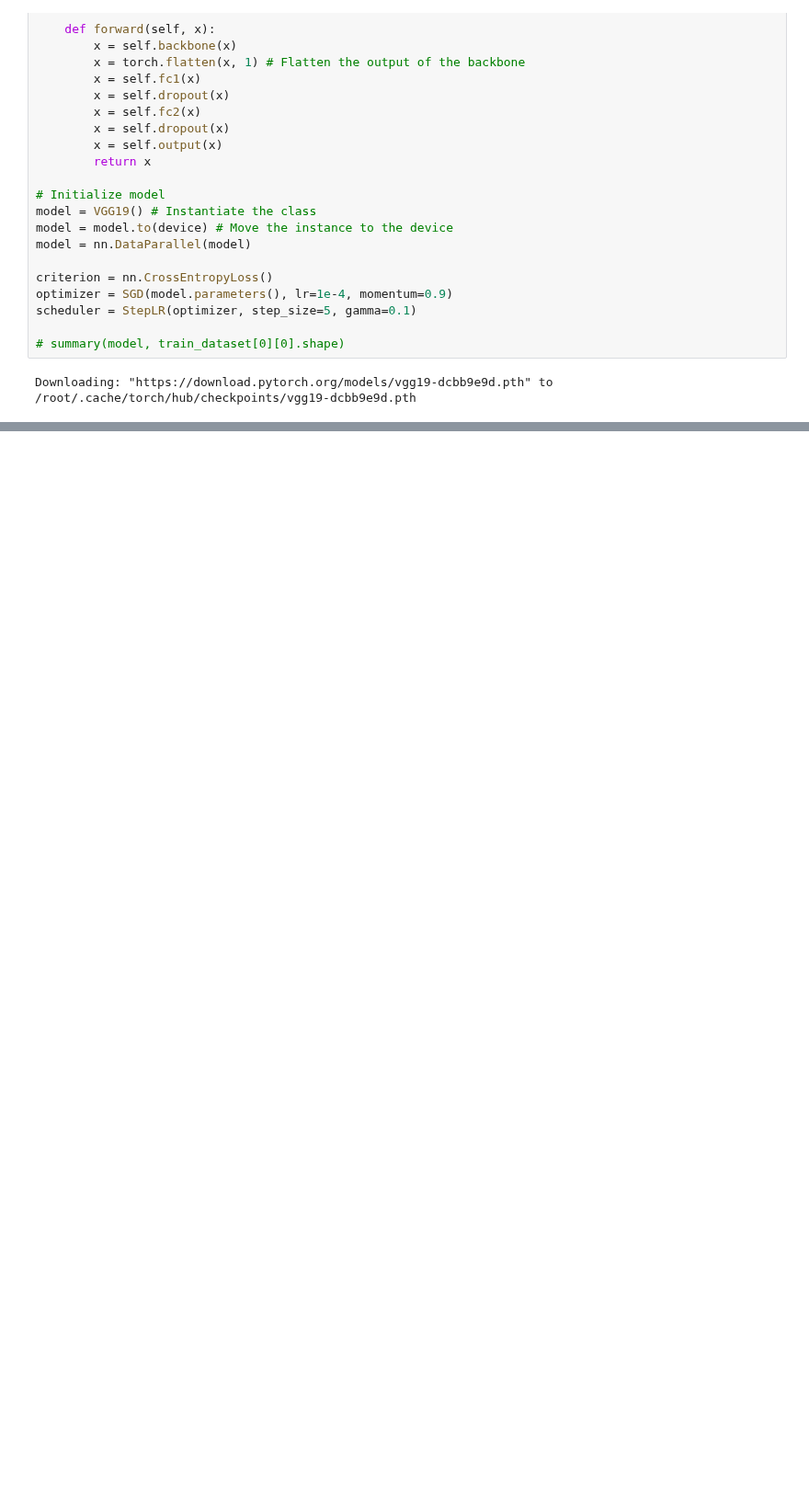
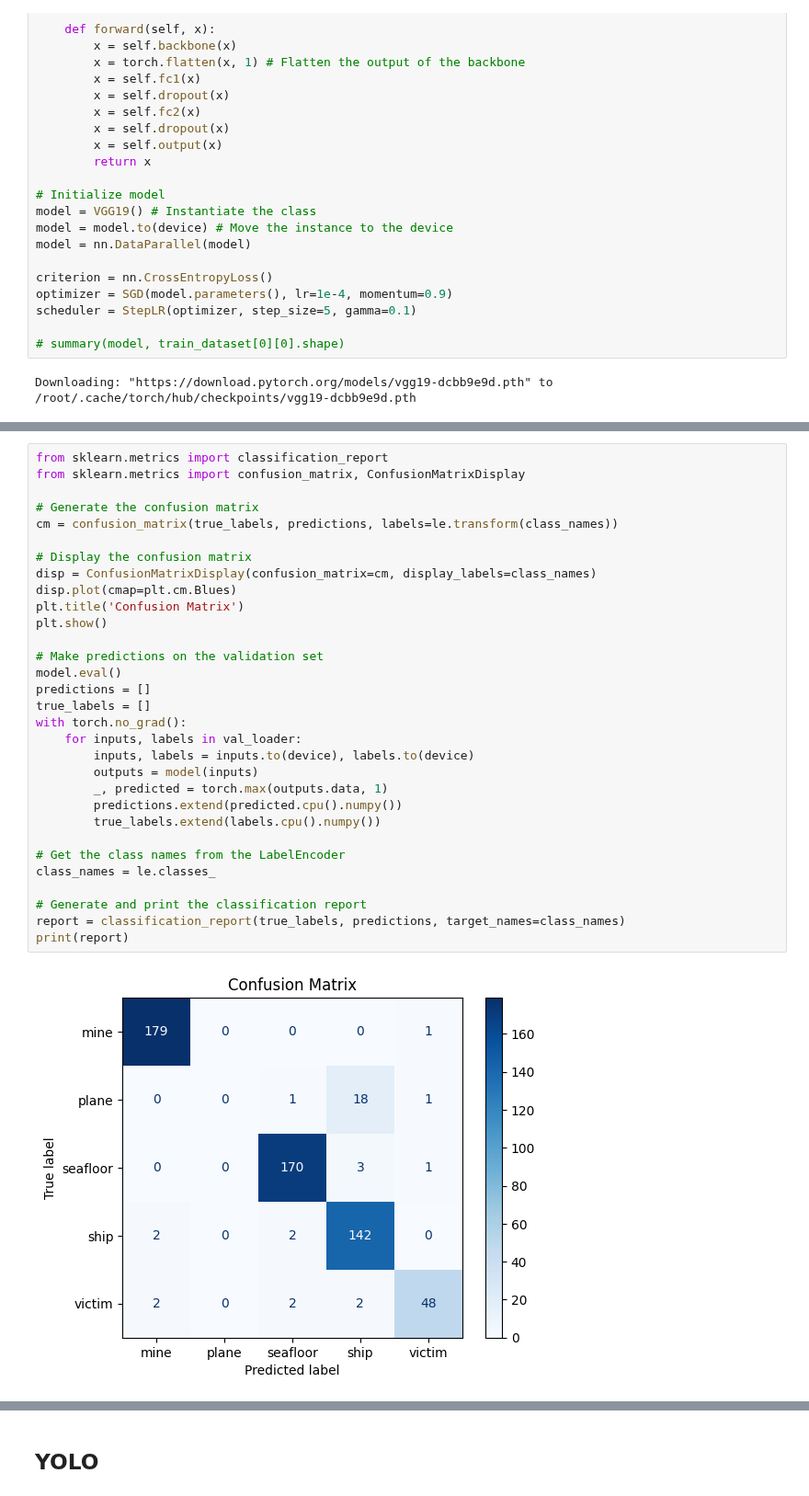
Before and after one commit to PaweekornS/underwater_sonar, a Jupyter notebook: classification/baseline.ipynb, the cells around one changed output, grey strips where cells are left out. Shown at 92% size. Cells and saved outputs as stored; diff of their text form; blank space fills up the shorter version.

```diff
--- a/classification/baseline.ipynb
+++ b/classification/baseline.ipynb
@@ -245,0 +262,33 @@ Val: acc -> 0.9181 / loss -> 0.0048
+# %%
+from sklearn.metrics import classification_report
+from sklearn.metrics import confusion_matrix, ConfusionMatrixDisplay
+
+# Generate the confusion matrix
+cm = confusion_matrix(true_labels, predictions, labels=le.transform(class_names))
+
+# Display the confusion matrix
+disp = ConfusionMatrixDisplay(confusion_matrix=cm, display_labels=class_names)
+disp.plot(cmap=plt.cm.Blues)
+plt.title('Confusion Matrix')
+plt.show()
+
+# Make predictions on the validation set
+model.eval()
+predictions = []
+true_labels = []
+with torch.no_grad():
+    for inputs, labels in val_loader:
+        inputs, labels = inputs.to(device), labels.to(device)
+        outputs = model(inputs)
+        _, predicted = torch.max(outputs.data, 1)
+        predictions.extend(predicted.cpu().numpy())
+        true_labels.extend(labels.cpu().numpy())
+
+# Get the class names from the LabelEncoder
+class_names = le.classes_
+
+# Generate and print the classification report
+report = classification_report(true_labels, predictions, target_names=class_names)
+print(report)
+# %% [output]
+[figure, added]
@@ -245,0 +306,2 @@ Val: acc -> 0.9181 / loss -> 0.0048
+# %% [markdown]
+## YOLO
```
Also changed, not shown: parts of 13 cells of this notebook.
